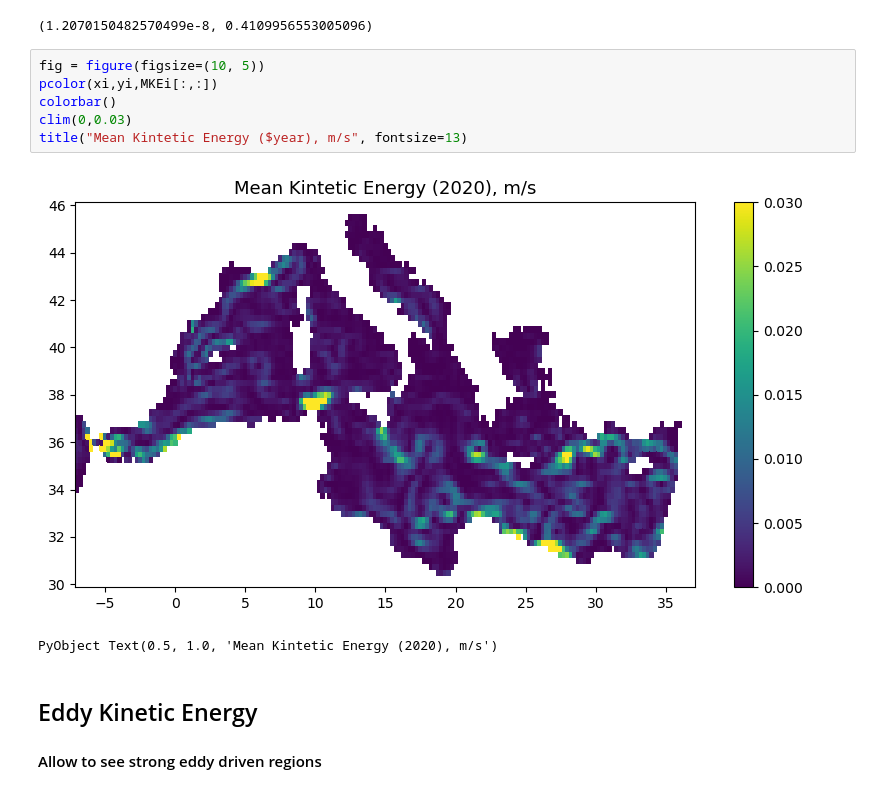
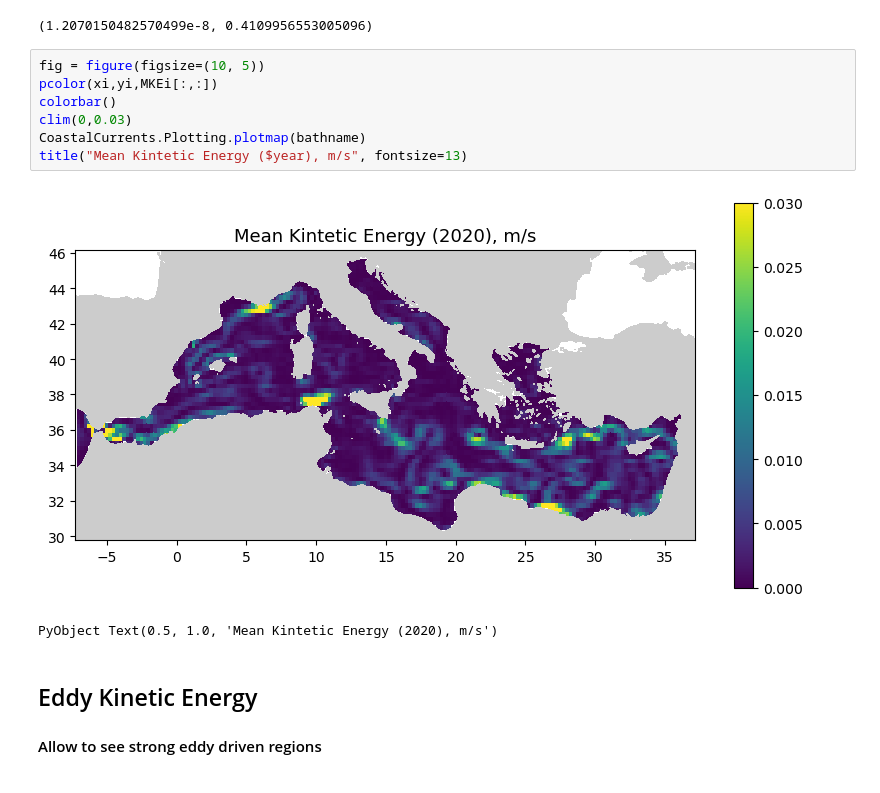
Before and after one commit to Alexander-Barth/CoastalCurrents.jl, a Jupyter notebook: examples/Surface_Currents_Main.ipynb, the cells around one changed output. Cells and saved outputs as stored; diff of their text form.

```diff
--- a/examples/Surface_Currents_Main.ipynb
+++ b/examples/Surface_Currents_Main.ipynb
@@ -721,11 +735,12 @@ extrema(MKEi[isfinite.(MKEi)])
 # %%
 fig = figure(figsize=(10, 5))
 pcolor(xi,yi,MKEi[:,:])
 colorbar()
 clim(0,0.03)
+CoastalCurrents.Plotting.plotmap(bathname)
 title("Mean Kintetic Energy ($year), m/s", fontsize=13)
 # %% [output]
-[figure, old version]
+[figure, new version]
 PyObject Text(0.5, 1.0, 'Mean Kintetic Energy (2020), m/s')
 # %% [markdown]
 ## Eddy Kinetic Energy
```
Also changed, not shown: parts of 28 cells of this notebook.
